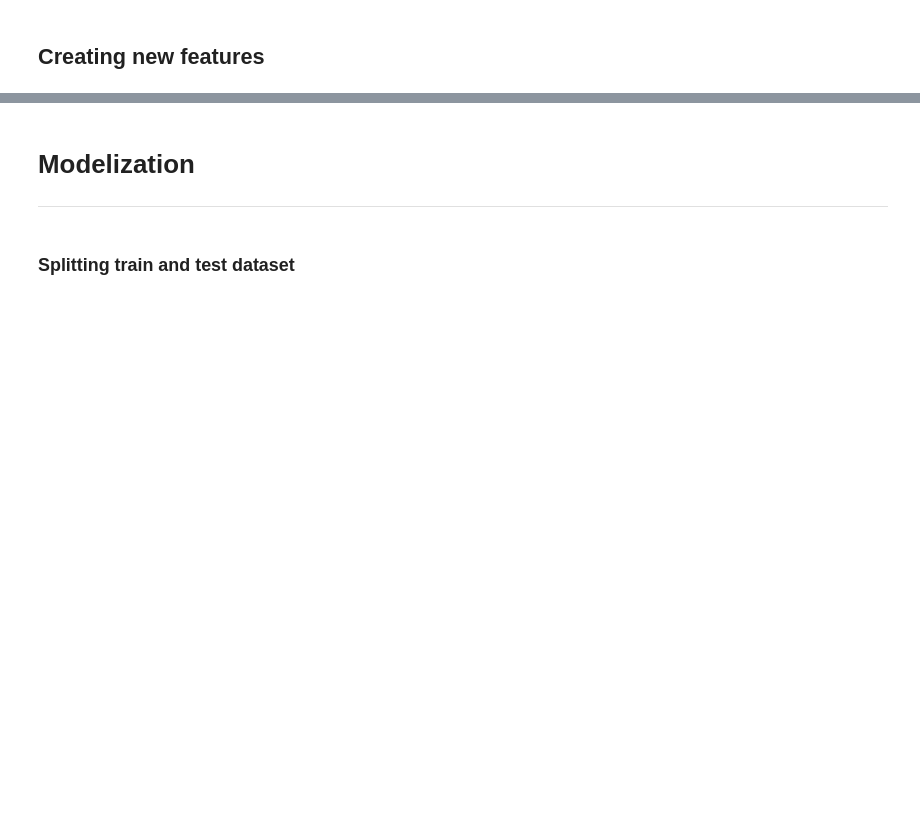
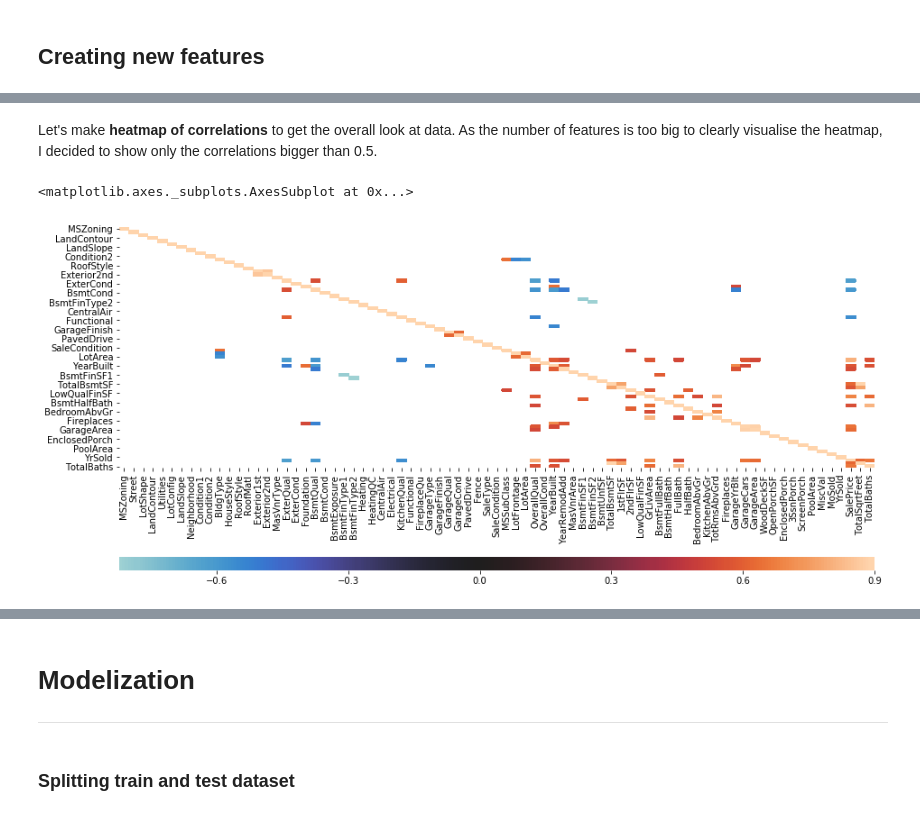
Before and after one commit to JoannaBroniarek/House-Prices-Advanced-Regression-Techniques, a Jupyter notebook: Kaggle_Project2.ipynb, the cells around one changed output, grey strips where cells are left out. Cells and saved outputs as stored; diff of their text form; code cells hidden in the pictures; blank space fills up the shorter version.

```diff
--- a/Kaggle_Project2.ipynb
+++ b/Kaggle_Project2.ipynb
@@ -355,0 +450,13 @@ Name: SalePrice, dtype: float64
+# %% [markdown]
+Let's make **heatmap of correlations** to get the overall look at data.
+As the number of features is too big to clearly visualise the heatmap, I decided to show only the correlations bigger than 0.5.
+# %%
+# Correlation matrix
+
+# f, ax = plt.subplots(figsize=(15, 15))
+grid_kws = {"height_ratios": (.9, .05), "hspace": .7}
+f, (ax, cbar_ax) = plt.subplots(2, gridspec_kw=grid_kws,figsize=(15, 7))
+sns.heatmap(corrmat[np.abs(corrmat) > 0.5], vmax=.9, square=False, center=0, ax=ax, cbar_ax=cbar_ax, cbar_kws={"orientation": "horizontal"})
+# %% [output]
+<matplotlib.axes._subplots.AxesSubplot at 0x...>
+[figure, added]
```
Also changed, not shown: parts of 52 cells of this notebook.
